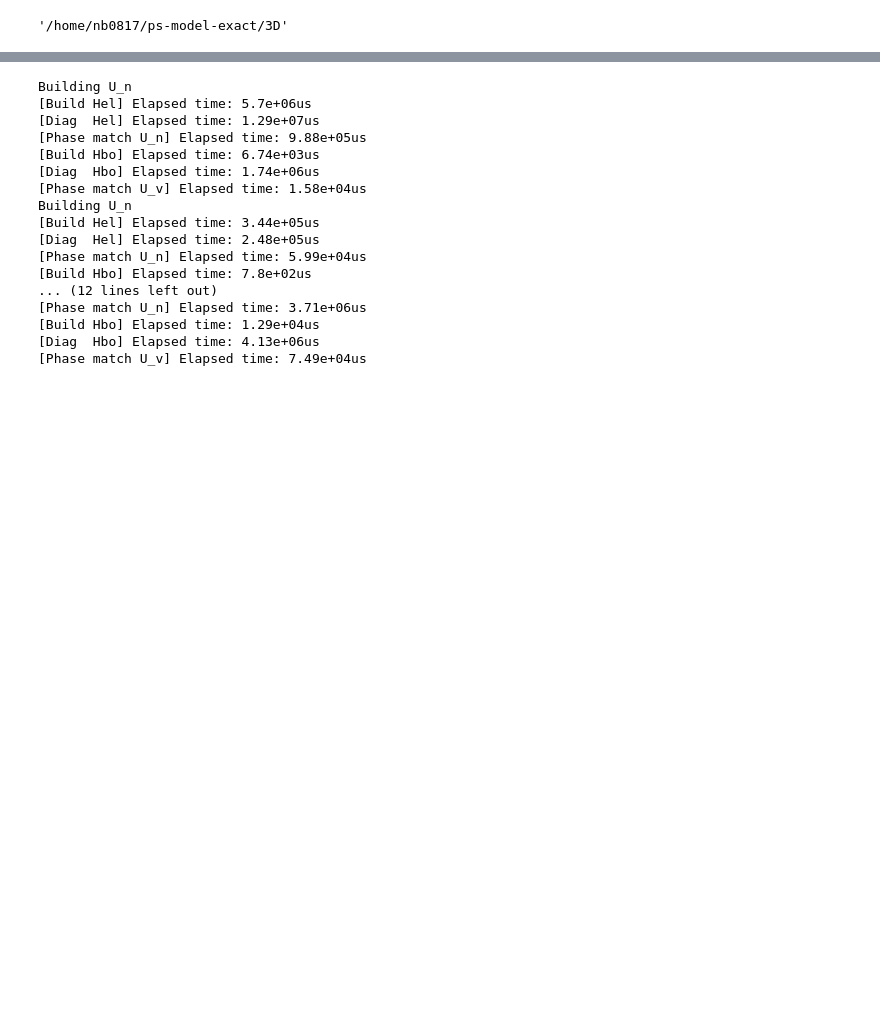
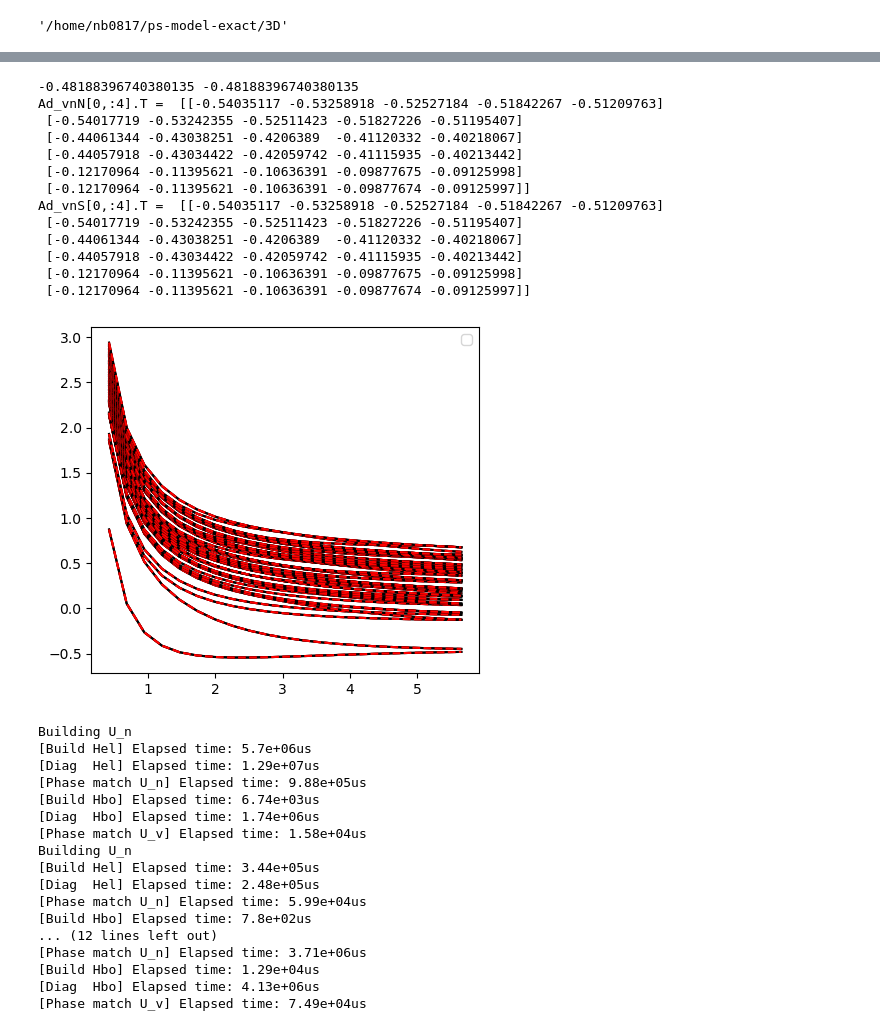
Before and after one commit to subotnikgroup/xebees, a Jupyter notebook: S_3D/notebook-3D_S.ipynb, the cells around one changed output, grey strips where cells are left out. Drawn from its saved outputs; the diff is of its cells as text; code cells hidden in the pictures; blank space fills up the shorter version.

```diff
--- a/S_3D/notebook-3D_S.ipynb
+++ b/S_3D/notebook-3D_S.ipynb
@@ -40,11 +40,11 @@ import fixed_center_of_mass_exact_3D as fcm3
 base_params = {
         'g_1': 1.0, 'g_2': 1.0,
         'M_1': 2e3, 'M_2': 2e3,
-        'NR': 51, 'Nr': 31, 'Ng': 21,
+        'NR': 21, 'Nr': 51, 'Ng': 21,
         'J': 0.5, 'potential': 'erf_coulomb',
         'preconditioner': 'naive',
         'verbosity': 0, 't': 64,
-        'Nint':300
+        'Nint':300, 'soc':'full', 'alpha':1e4,
     }
 # base_params = {
 #         'g_1': 0.5, 'g_2': 1.0,
@@ -57,12 +57,16 @@ base_params = {
 #     }
 args = Namespace(**base_params)
 HS = fcm3S.Hamiltonian(args)
-args.J = 0
-H3 = fcm3.Hamiltonian(args)
-args.J = 1
-HJ1 = fcm3.Hamiltonian(args)
-args.J = 2
-HJ2 = fcm3.Hamiltonian(args)
-args.J = 1.5
-H32 = fcm3S.Hamiltonian(args)
+args.soc=None
+args.alpha=0
+print(args)
+HN = fcm3S.Hamiltonian(args)
+# args.J = 0
+# H3 = fcm3.Hamiltonian(args)
+# args.J = 1
+# HJ1 = fcm3.Hamiltonian(args)
+# args.J = 2
+# HJ2 = fcm3.Hamiltonian(args)
+# args.J = 1.5
+# H32 = fcm3S.Hamiltonian(args)
 # %% [output]
@@ -85,0 +90,3 @@ Preconditioner requires 2MB.
+# %%
+Ad_vnS, U_nS, U_vS, Ad_nS = HS._build_preconditioner_BO()
+Ad_vnN, U_nN, U_vN, Ad_nN = HN._build_preconditioner_BO()
@@ -86,3 +108,36 @@ Preconditioner requires 2MB.
+# %%
+fig,ax = plt.subplots(figsize=(5,4.5))
+n=0
+for i in range(0,100):
+    ax.plot(HN.R_lab, Ad_nN[:,i], color='k')#, label='None')
+    ax.plot(HS.R_lab, Ad_nS[:,i], color='r', linestyle="--")
+
+plt.legend()
+# ax.set_ylim(xp.min(Ad_nN[:,0])-0.01,xp.min(Ad_nN[:,0])+0.1)
+
+E0 = Ad_nN[-1,0]
+E0_s = Ad_nS[-1,0]
+print(E0, E0_s)
+Eg = Ad_nN[:,0]
+# print(HN.R_lab[np.argwhere(Eg-E0 < 1e-3)])
+# print(HN.R_lab[0:4])
+print("Ad_vnN[0,:4].T = ",Ad_vnN[:5,:6].T)
+print("Ad_vnS[0,:4].T = ", Ad_vnS[:5,:6].T)
+# %% [output]
+-0.48188396740380135 -0.48188396740380135
+Ad_vnN[0,:4].T =  [[-0.54035117 -0.53258918 -0.52527184 -0.51842267 -0.51209763]
+ [-0.54017719 -0.53242355 -0.52511423 -0.51827226 -0.51195407]
+ [-0.44061344 -0.43038251 -0.4206389  -0.41120332 -0.40218067]
+ [-0.44057918 -0.43034422 -0.42059742 -0.41115935 -0.40213442]
+ [-0.12170964 -0.11395621 -0.10636391 -0.09877675 -0.09125998]
+ [-0.12170964 -0.11395621 -0.10636391 -0.09877674 -0.09125997]]
+Ad_vnS[0,:4].T =  [[-0.54035117 -0.53258918 -0.52527184 -0.51842267 -0.51209763]
+ [-0.54017719 -0.53242355 -0.52511423 -0.51827226 -0.51195407]
+ [-0.44061344 -0.43038251 -0.4206389  -0.41120332 -0.40218067]
+ [-0.44057918 -0.43034422 -0.42059742 -0.41115935 -0.40213442]
+ [-0.12170964 -0.11395621 -0.10636391 -0.09877675 -0.09125998]
+ [-0.12170964 -0.11395621 -0.10636391 -0.09877674 -0.09125997]]
+[figure, added]
 # %%
 Ad_vnS, U_nS, U_vS, Ad_nS = HS._build_preconditioner_BO()
 Ad_vn3, Un_3, U_v3, Ad_n3 = H3._build_preconditioner_BO()
```
Also changed, not shown: parts of 2 cells of this notebook, 4 other files.
